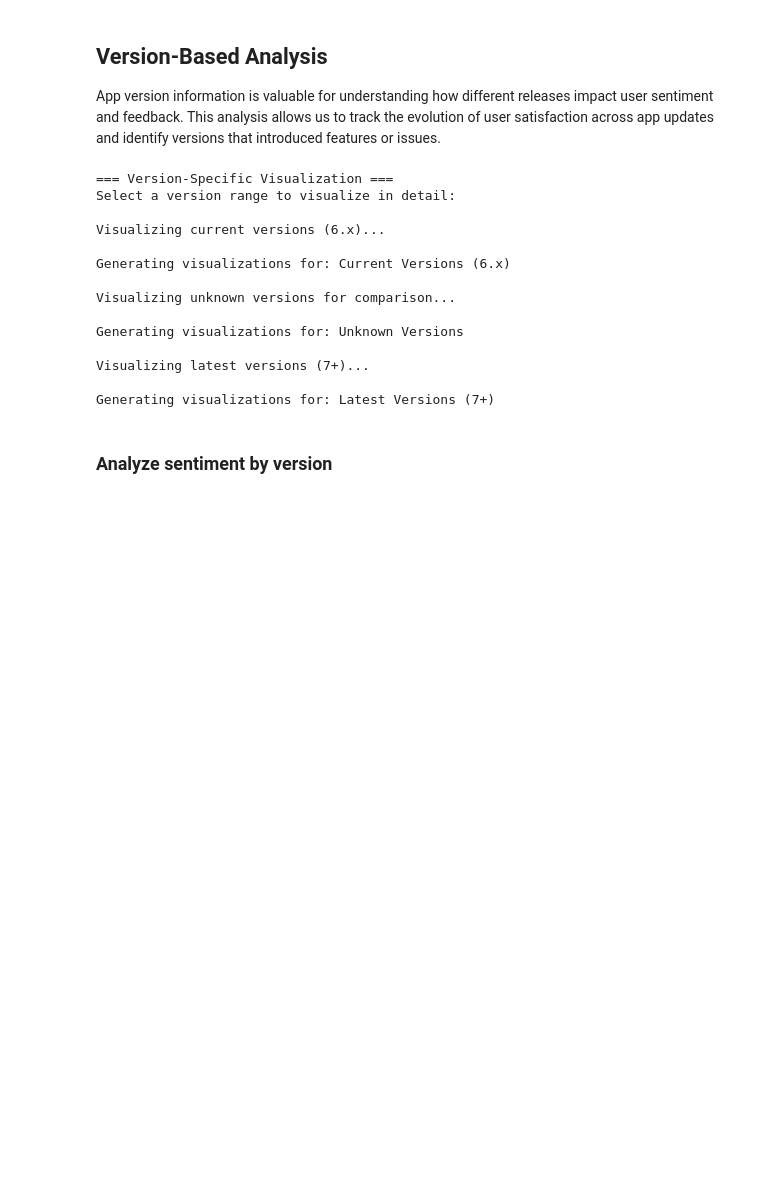
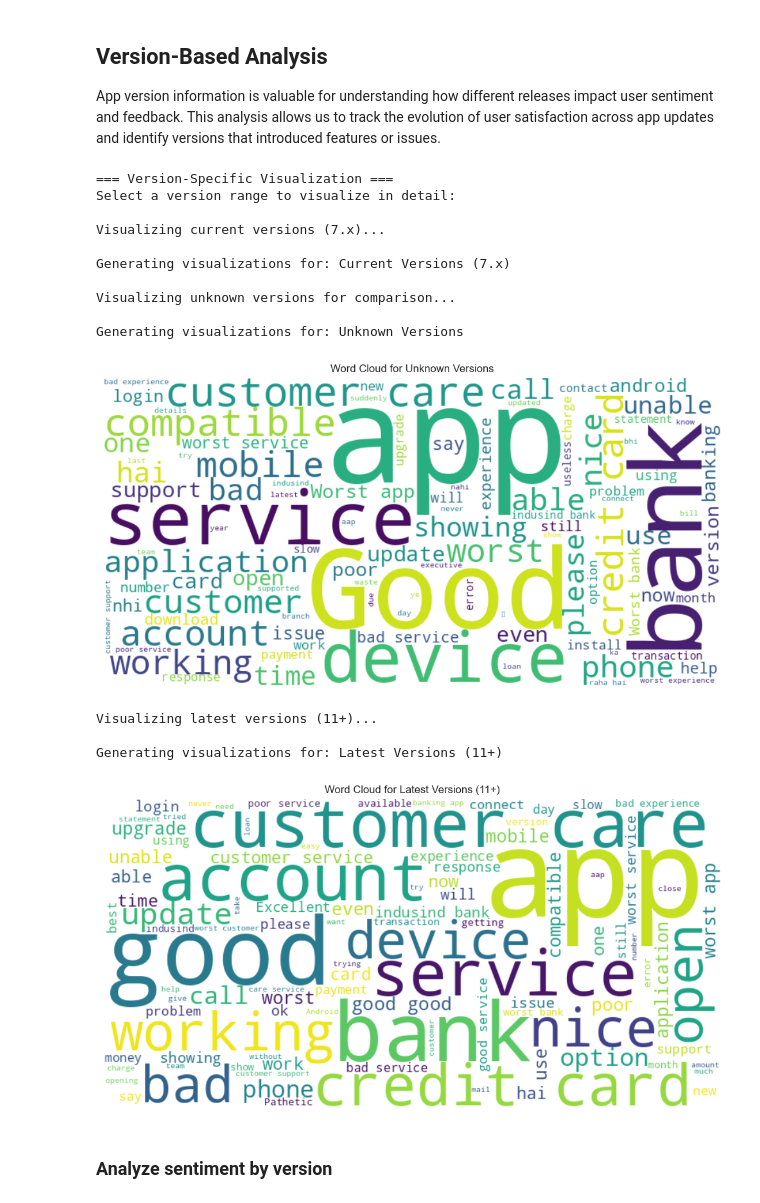
Before and after one commit to Dev-Dipesh/app-reviews-ai, a Jupyter notebook: notebooks/review_analysis_demo.ipynb, the cells around one changed output. Saved outputs shown, nothing was run; the diff lists cells and outputs as text; code cells hidden in the pictures; blank space fills up the shorter version.

```diff
--- a/notebooks/review_analysis_demo.ipynb
+++ b/notebooks/review_analysis_demo.ipynb
@@ -783,43 +832,44 @@ def visualize_version_range(df, title):
                     plt.figure(figsize=(10, 6))
                     plt.imshow(wordcloud, interpolation='bilinear')
                     plt.axis('off')
                     plt.title(f"Word Cloud for {title}")
                     plt.tight_layout()
                     plt.show()
                 except ImportError:
                     print("WordCloud library not available. Skipping word cloud visualization.")
             else:
                 print("Insufficient text data for word cloud generation.")
 
     return
 
 # Example: Visualize the current versions
-print("\nVisualizing current versions (6.x)...")
-visualize_version_range(current_versions_df, "Current Versions (6.x)")
+print("\nVisualizing current versions (7.x)...")
+visualize_version_range(current_versions_df, "Current Versions (7.x)")
 
 # Example: Visualize unknown versions to compare
 print("\nVisualizing unknown versions for comparison...")
 visualize_version_range(unknown_versions_df, "Unknown Versions")
 
 # Example: Visualize latest versions if available
 if len(latest_versions_df) > 10:  # Only if we have enough data
-    print("\nVisualizing latest versions (7+)...")
-    visualize_version_range(latest_versions_df, "Latest Versions (7+)")
+    print("\nVisualizing latest versions (11+)...")
+    visualize_version_range(latest_versions_df, "Latest Versions (11+)")
 # %% [output]
 === Version-Specific Visualization ===
 Select a version range to visualize in detail:
 
-Visualizing current versions (6.x)...
+Visualizing current versions (7.x)...
 
-Generating visualizations for: Current Versions (6.x)
+Generating visualizations for: Current Versions (7.x)
 
 Visualizing unknown versions for comparison...
 
 Generating visualizations for: Unknown Versions
-
-Visualizing latest versions (7+)...
-
-Generating visualizations for: Latest Versions (7+)
+[figure, added]
+Visualizing latest versions (11+)...
+
+Generating visualizations for: Latest Versions (11+)
+[figure, added]
 # %% [markdown]
 ### Analyze sentiment by version
 # %%
```
Also changed, not shown: parts of 15 cells of this notebook, 3 other files.
